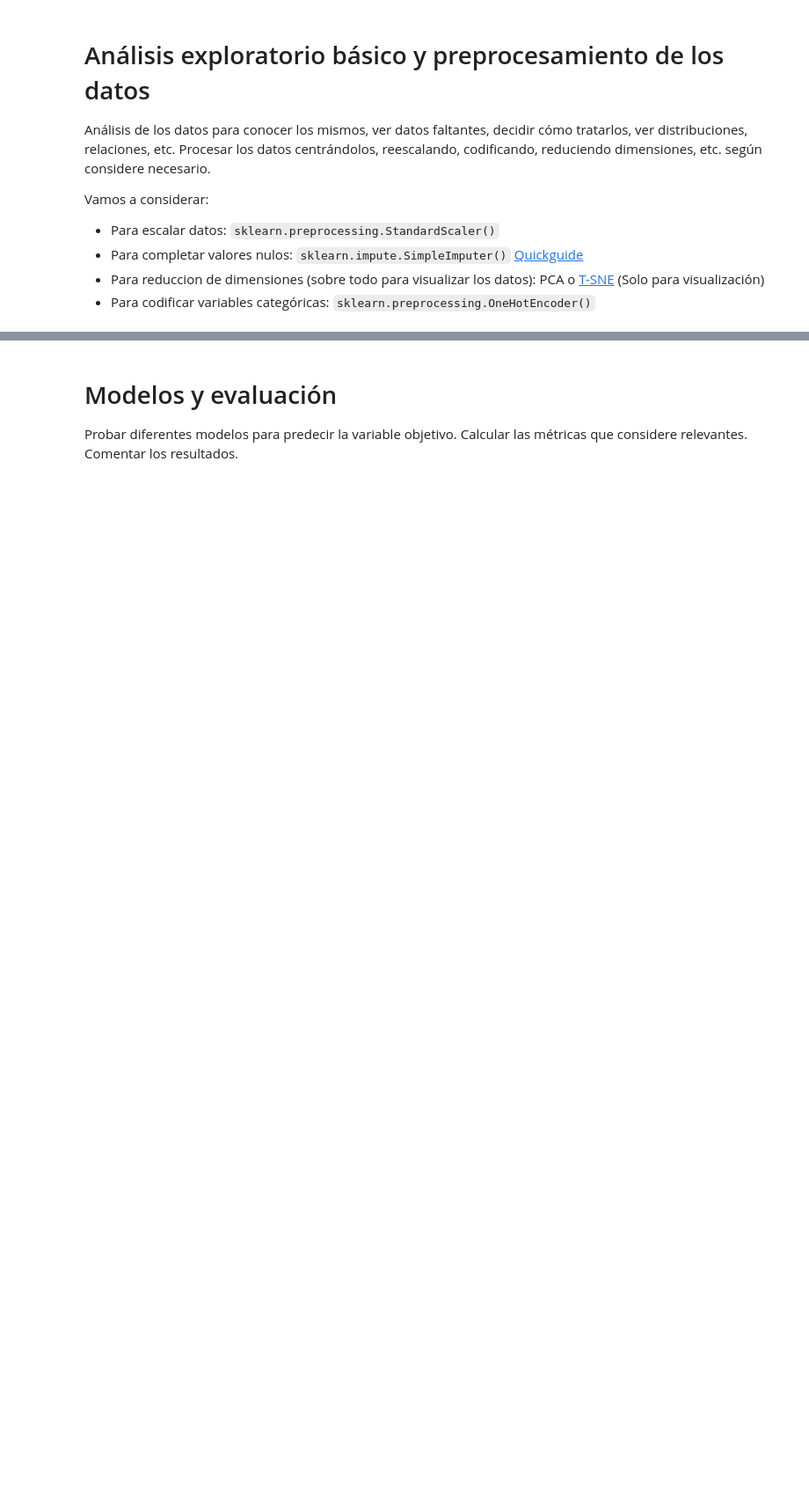
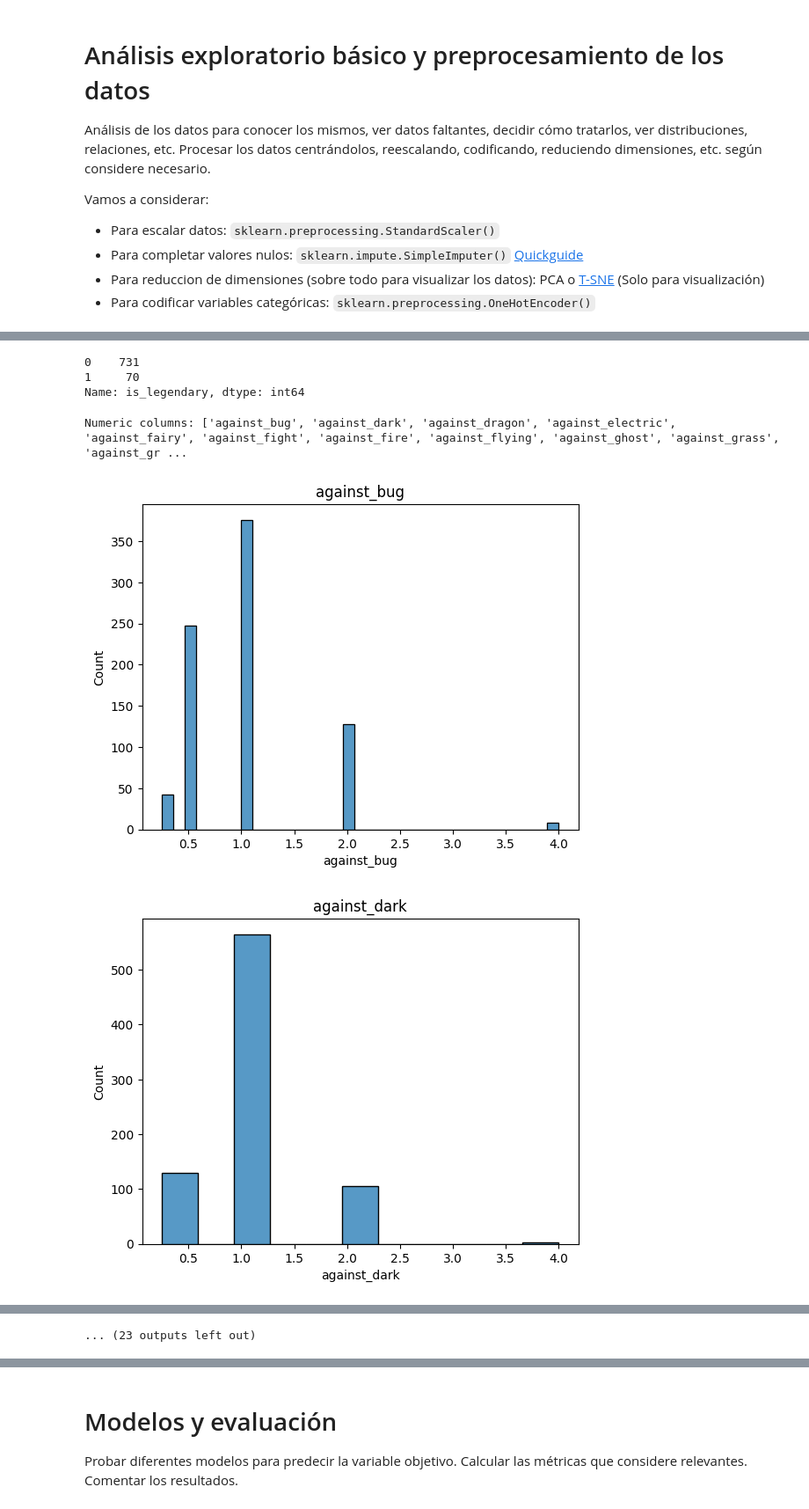
Before and after one commit to raczki/intro_ia, a Jupyter notebook: template_tp_integrador_dataset.ipynb, the cells around one changed output, grey strips where cells are left out. Shown at 88% size. Drawn from its saved outputs; the diff is of its cells as text; code cells hidden in the pictures; blank space fills up the shorter version.

````diff
--- a/template_tp_integrador_dataset.ipynb
+++ b/template_tp_integrador_dataset.ipynb
@@ -36,3 +43,6 @@ my_data = pd.read_csv('./data/nasa_orings/o-ring-erosion-or-blowby.data',
                        names = my_cols
                     )
 ```
+# %%
+data = pd.read_csv("./data/pokemon/pokemon.csv")
+print(data.head())
@@ -49,0 +156,21 @@ Vamos a considerar:
+# %%
+# Explorar la distribución de la columna objetivo
+print(data[target].value_counts())
+# %% [output]
+0    731
+1     70
+Name: is_legendary, dtype: int64
+# %%
+# Explorar las variables numéricas
+numeric_cols = ['int64', 'float64', 'int32', 'float32']
+numeric_columns = [col for col in data.columns if data[col].dtype in numeric_cols]
+print("Numeric columns:", numeric_columns)
+
+for col in numeric_columns:
+    plt.figure()
+    sns.histplot(data[col])
+    plt.title(col)
+# %% [output]
+Numeric columns: ['against_bug', 'against_dark', 'against_dragon', 'against_electric', 'against_fairy', 'against_fight', 'against_fire', 'against_flying', 'against_ghost', 'against_grass', 'against_gr ...
+[figure, added]
+[figure, added]
@@ -49,0 +186 @@ Vamos a considerar:
+... (23 outputs left out)
````
Also changed, not shown: parts of 12 cells of this notebook.
